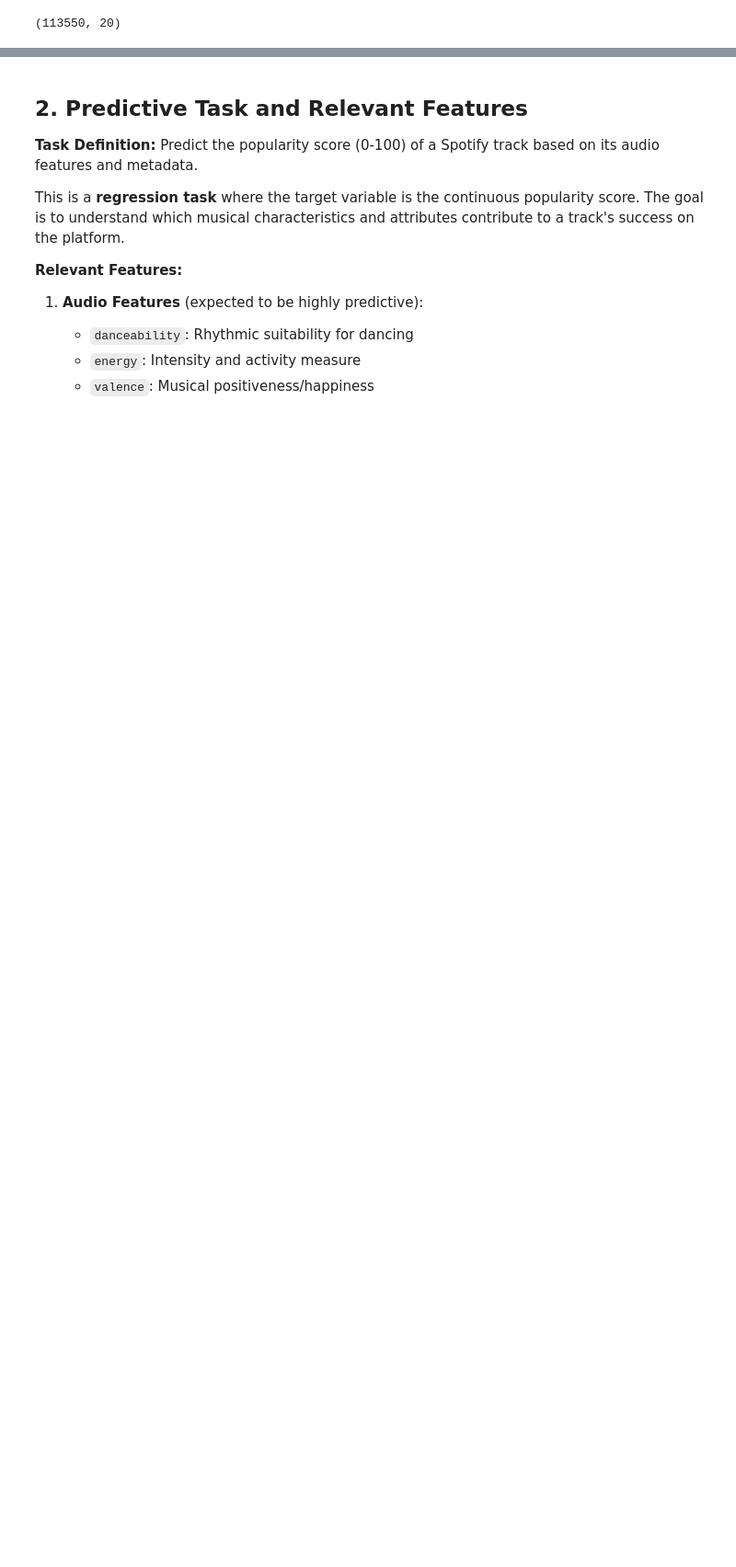
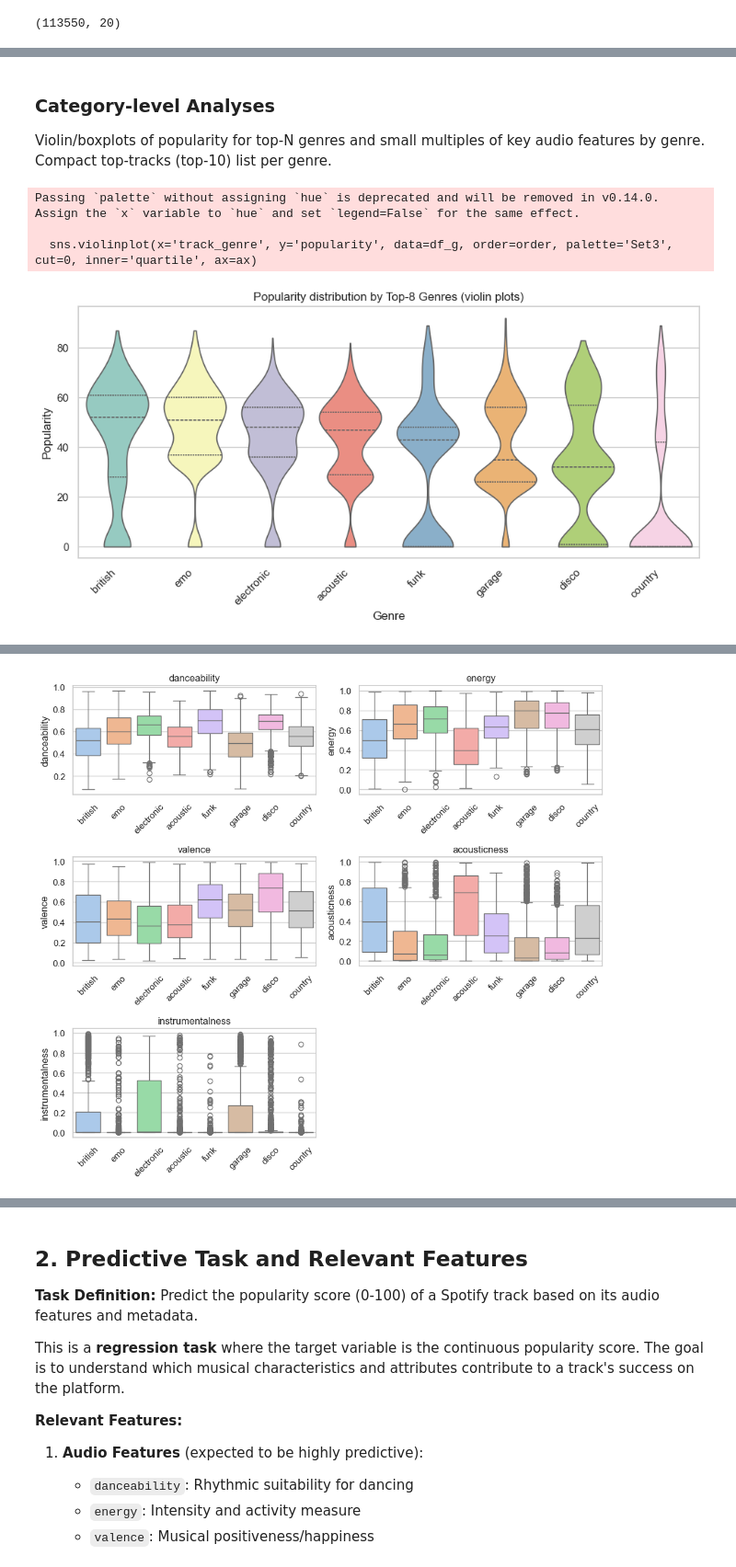
Before and after one commit to rumata-feathers/CSE158-Paper-Project, a Jupyter notebook: CSE158-SpotifyA2.ipynb, the cells around one changed output, grey strips where cells are left out. Shown at 92% size. Drawn from its saved outputs; the diff is of its cells as text; code cells hidden in the pictures; blank space fills up the shorter version.

```diff
--- a/CSE158-SpotifyA2.ipynb
+++ b/CSE158-SpotifyA2.ipynb
@@ -59,0 +441,79 @@ The dataset spans multiple music genres (acoustic, rock, pop, etc.) and contains
+# %% [markdown]
+### Category-level Analyses
+
+Violin/boxplots of popularity for top-N genres and small multiples of key audio features by genre. Compact top-tracks (top-10) list per genre.
+# %%
+# Category-level analyses: violin plots and top-tracks per genre
+import pandas as pd
+import seaborn as sns
+import matplotlib.pyplot as plt
+from IPython.display import display
+sns.set(style="whitegrid")
+
+# Number of top genres to inspect
+N = 8
+
+if 'track_genre' in data.columns:
+    # determine top-N genres by count (prefer genre_agg_df if available)
+    try:
+        use_df = genre_agg_df if 'genre_agg_df' in globals() and not genre_agg_df.empty else None
+    except Exception:
+        use_df = None
+    if use_df is not None:
+        top_genres = use_df['count'].nlargest(N).index.tolist()
+    else:
+        top_genres = data['track_genre'].value_counts().nlargest(N).index.tolist()
+
+    df_g = data[data['track_genre'].isin(top_genres)].copy()
+    # order genres by median popularity (descending)
+    order = df_g.groupby('track_genre')['popularity'].median().sort_values(ascending=False).index.tolist()
+
+    # Violin plot: popularity distribution by genre
+    fig, ax = plt.subplots(figsize=(max(8, len(order)*1.2), 5))
+    sns.violinplot(x='track_genre', y='popularity', data=df_g, order=order, palette='Set3', cut=0, inner='quartile', ax=ax)
+    ax.set_title(f'Popularity distribution by Top-{N} Genres (violin plots)')
+    ax.set_xlabel('Genre')
+    ax.set_ylabel('Popularity')
+    plt.xticks(rotation=45, ha='right')
+    plt.tight_layout()
+    plt.show()
+
+    # Small multiples: selected audio features by genre (boxplots)
+    sel_feats = [f for f in ['danceability','energy','valence','acousticness','instrumentalness'] if f in data.columns]
+    if len(sel_feats) > 0:
+        cols = 2
+        rows = int(__import__('math').ceil(len(sel_feats)/cols))
+        fig, axes = plt.subplots(rows, cols, figsize=(cols*5, rows*3))
+        axes = axes.flatten()
+        for i, feat in enumerate(sel_feats):
+            ax = axes[i]
+            sns.boxplot(x='track_genre', y=feat, data=df_g, order=order, ax=ax, palette='pastel')
+            ax.set_title(feat)
+            ax.set_xlabel('')
+            ax.tick_params(axis='x', rotation=45)
+        # remove any unused axes
+        for j in range(i+1, len(axes)):
+            try:
+                fig.delaxes(axes[j])
+            except Exception:
+                pass
+        plt.tight_layout()
+        plt.show()
+
+    # Top-10 tracks per genre (compact table)
+    def top_tracks(g, k=10):
+        if 'track_name' in g.columns and 'popularity' in g.columns:
+            top = g.sort_values('popularity', ascending=False).head(k)
+            # join track names with their integer popularity in parentheses
+            return '; '.join([f"{r['track_name']} ({int(r['popularity'])})" for _, r in top.iterrows() if pd.notnull(r.get('track_name'))])
+        return ''
+
+    top_k = df_g.groupby('track_genre').apply(lambda g: top_tracks(g, k=10)).rename('top_10_tracks')
+    display(top_k.to_frame())
+else:
+    print('No track_genre column found — cannot compute category-level analyses')
+# %% [output]
+Passing `palette` without assigning `hue` is deprecated and will be removed in v0.14.0. Assign the `x` variable to `hue` and set `legend=False` for the same effect.
+
+  sns.violinplot(x='track_genre', y='popularity', data=df_g, order=order, palette='Set3', cut=0, inner='quartile', ax=ax)
+[figure, added]
@@ -59,0 +537 @@ The dataset spans multiple music genres (acoustic, rock, pop, etc.) and contains
+[figure, added]
```
Also changed, not shown: parts of 13 cells of this notebook.
